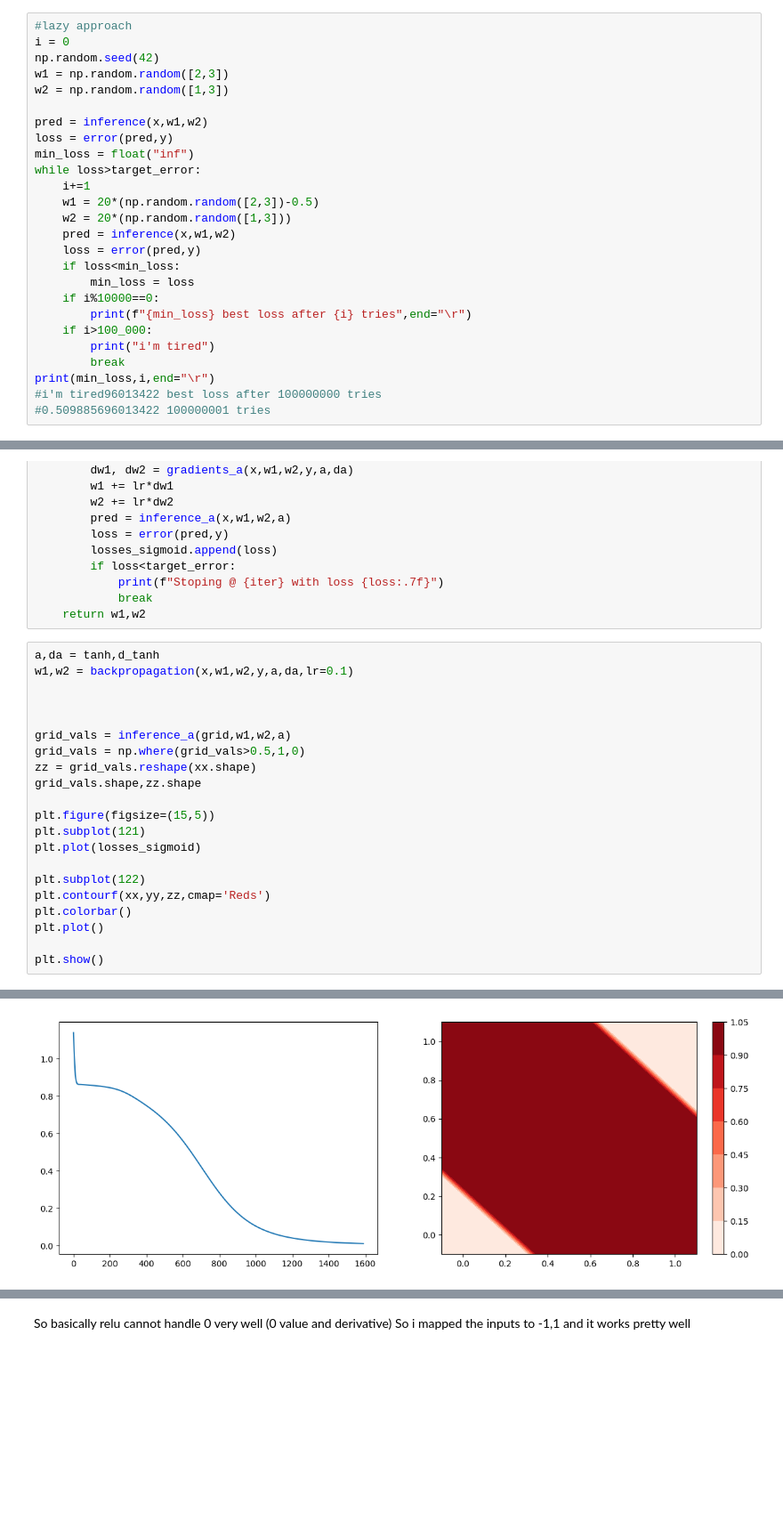
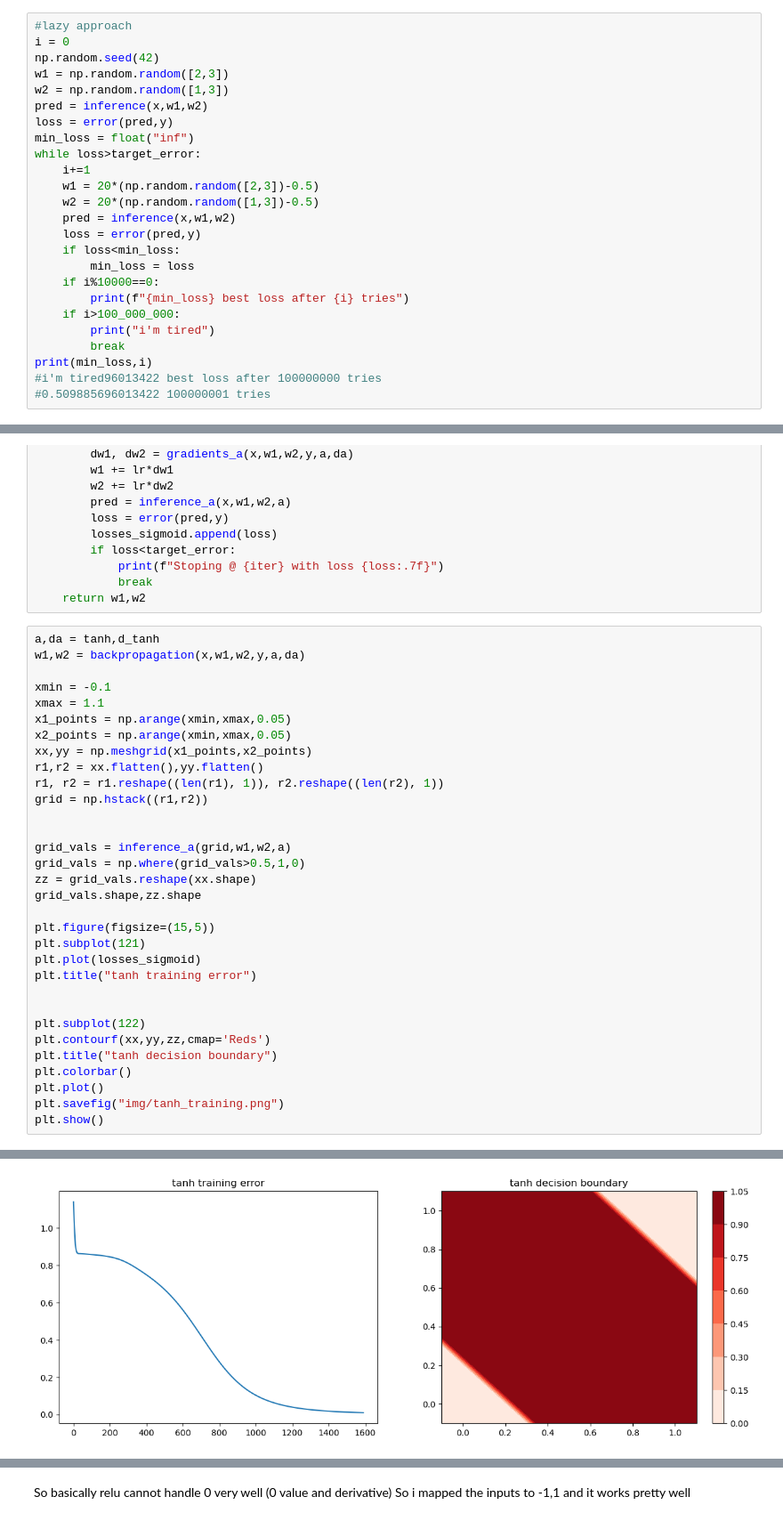
Before and after one commit to ThanosSkentzos/IDL-11, a Jupyter notebook: A0/thanos_3.ipynb, the cells around one changed output, grey strips where cells are left out. Shown at 89% size. Drawn from its saved outputs; the diff is of its cells as text; blank space fills up the shorter version.

```diff
--- a/A0/thanos_3.ipynb
+++ b/A0/thanos_3.ipynb
@@ -183,24 +180,23 @@ i = 0
 np.random.seed(42)
 w1 = np.random.random([2,3])
 w2 = np.random.random([1,3])
-
 pred = inference(x,w1,w2)
 loss = error(pred,y)
 min_loss = float("inf")
 while loss>target_error:
     i+=1
     w1 = 20*(np.random.random([2,3])-0.5)
-    w2 = 20*(np.random.random([1,3]))
+    w2 = 20*(np.random.random([1,3])-0.5)
     pred = inference(x,w1,w2)
     loss = error(pred,y)
     if loss<min_loss:
         min_loss = loss
     if i%10000==0:
-        print(f"{min_loss} best loss after {i} tries",end="\r")
-    if i>100_000:
+        print(f"{min_loss} best loss after {i} tries")
+    if i>100_000_000:
         print("i'm tired")
         break
-print(min_loss,i,end="\r")
+print(min_loss,i)
 #i'm tired96013422 best loss after 100000000 tries
 #0.509885696013422 100000001 tries
 # %% [output]
@@ -307,28 +309,39 @@ def backpropagation(x,w1,w2,y,a=sigmoid,da=d_sigmoid,lr=0.1,start_over=True):
     return w1,w2
 # %%
 a,da = tanh,d_tanh
-w1,w2 = backpropagation(x,w1,w2,y,a,da,lr=0.1)
+w1,w2 = backpropagation(x,w1,w2,y,a,da)
 
+xmin = -0.1
+xmax = 1.1
+x1_points = np.arange(xmin,xmax,0.05)
+x2_points = np.arange(xmin,xmax,0.05)
+xx,yy = np.meshgrid(x1_points,x2_points)
+r1,r2 = xx.flatten(),yy.flatten()
+r1, r2 = r1.reshape((len(r1), 1)), r2.reshape((len(r2), 1))
+grid = np.hstack((r1,r2))
 
 
 grid_vals = inference_a(grid,w1,w2,a)
 grid_vals = np.where(grid_vals>0.5,1,0)
 zz = grid_vals.reshape(xx.shape)
 grid_vals.shape,zz.shape
 
 plt.figure(figsize=(15,5))
 plt.subplot(121)
 plt.plot(losses_sigmoid)
+plt.title("tanh training error")
+
 
 plt.subplot(122)
 plt.contourf(xx,yy,zz,cmap='Reds')
+plt.title("tanh decision boundary")
 plt.colorbar()
 plt.plot()
-
+plt.savefig("img/tanh_training.png")
 plt.show()
 # %% [output]
 Stoping @ 1589 with loss 0.0099896
-[figure, old version]
+[figure, new version]
 # %%
 a,da = relu,d_relu
 x1=np.where(x==0,-1,1)
```
Also changed, not shown: parts of 7 cells of this notebook, 2 other files.
